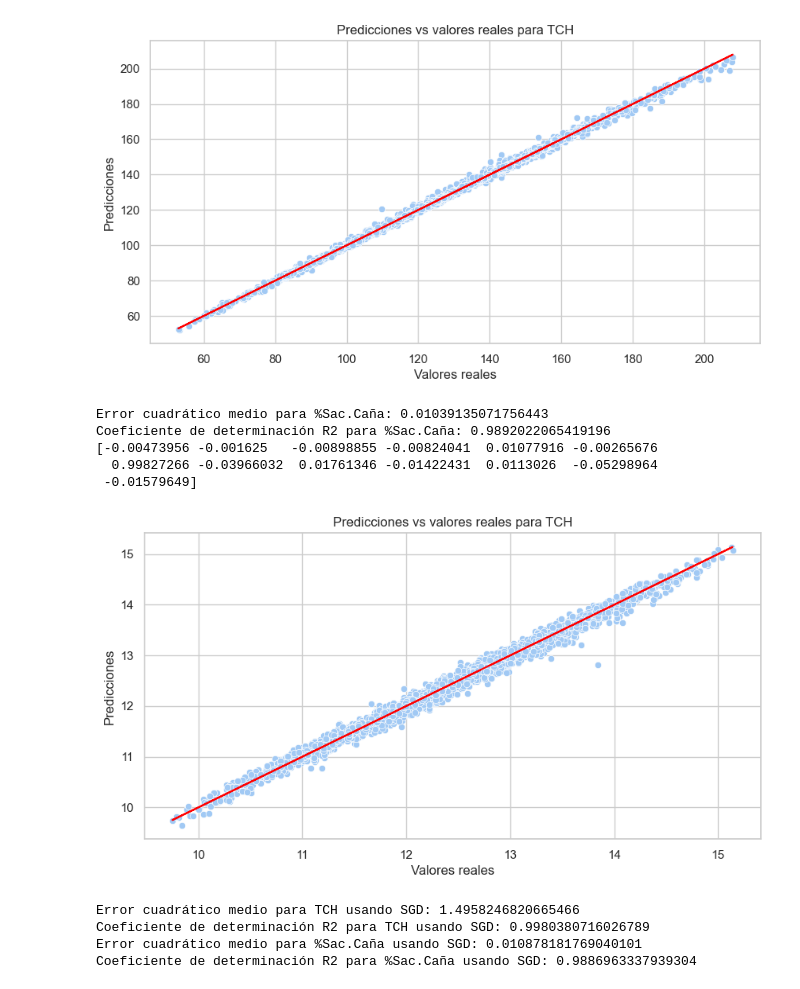
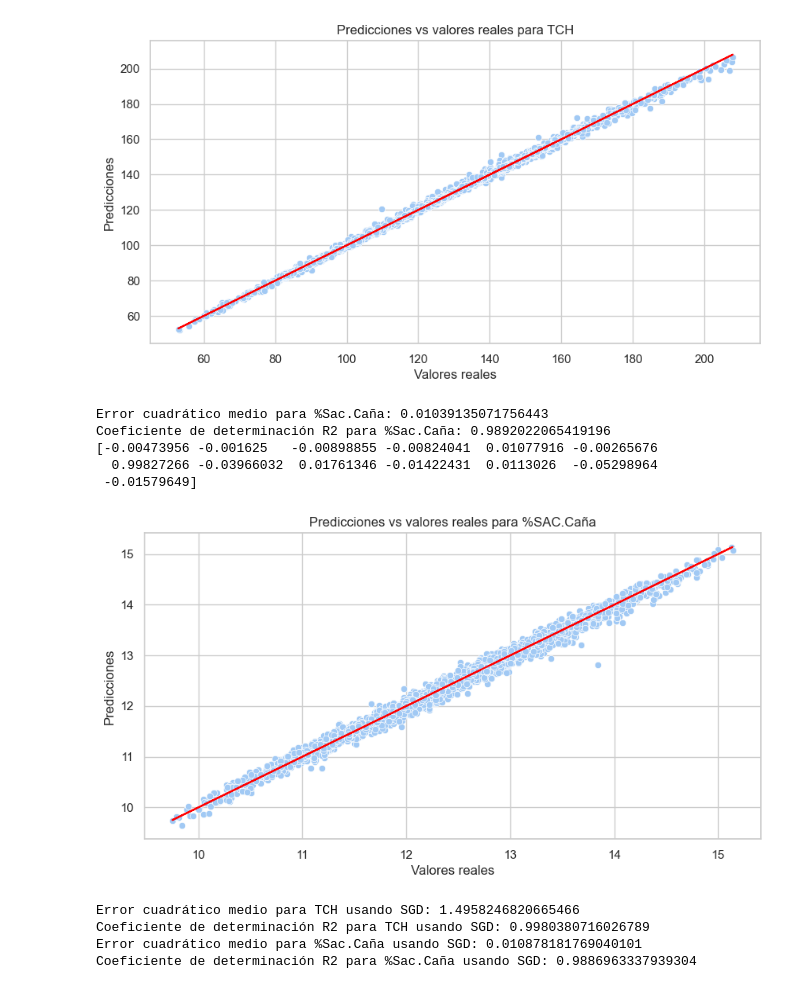
Before and after one commit to rchicangana/AprendizajeAutomaticoI, a Jupyter notebook: Parte1Regresion.ipynb, the cells around one changed output. Cells and saved outputs as stored; diff of their text form; code cells hidden in the pictures.

```diff
--- a/Parte1Regresion.ipynb
+++ b/Parte1Regresion.ipynb
@@ -729,29 +740,29 @@ Coeficiente de determinación R2 para TCH: 0.9981980789583063
 # %%
 #Entrenamos el modelo de regresion lineal para %Sac.Caña
 model_sac = LinearRegression()
 model_sac.fit(X_train_sac, y_train_sac)
 y_pred_sac = model_sac.predict(X_test_sac)
 mse_sac = mean_squared_error(y_test_sac, y_pred_sac)
 r2_sac = r2_score(y_test_sac, y_pred_sac)
 print(f"Error cuadrático medio para %Sac.Caña: {mse_sac}")
 print(f"Coeficiente de determinación R2 para %Sac.Caña: {r2_sac}")
 #imprimimos los coeficientes de la regresion
 print(model_sac.coef_)
 #graficamos la recta de regresion
 plt.figure(figsize=(10, 5))
 sns.scatterplot(x=y_test_sac, y=y_pred_sac)
 plt.plot(y_test_sac, y_test_sac, color='red')
-plt.title("Predicciones vs valores reales para TCH")
+plt.title("Predicciones vs valores reales para %SAC.Caña")
 plt.xlabel("Valores reales")
 plt.ylabel("Predicciones")
 plt.show()
 # %% [output]
 Error cuadrático medio para %Sac.Caña: 0.01039135071756443
 Coeficiente de determinación R2 para %Sac.Caña: 0.9892022065419196
 [-0.00473956 -0.001625   -0.00898855 -0.00824041  0.01077916 -0.00265676
   0.99827266 -0.03966032  0.01761346 -0.01422431  0.0113026  -0.05298964
  -0.01579649]
-[figure, old version]
+[figure, new version]
 # %%
 from sklearn.linear_model import SGDRegressor
 
```
Also changed, not shown: parts of 3 cells of this notebook, 1 other file.
